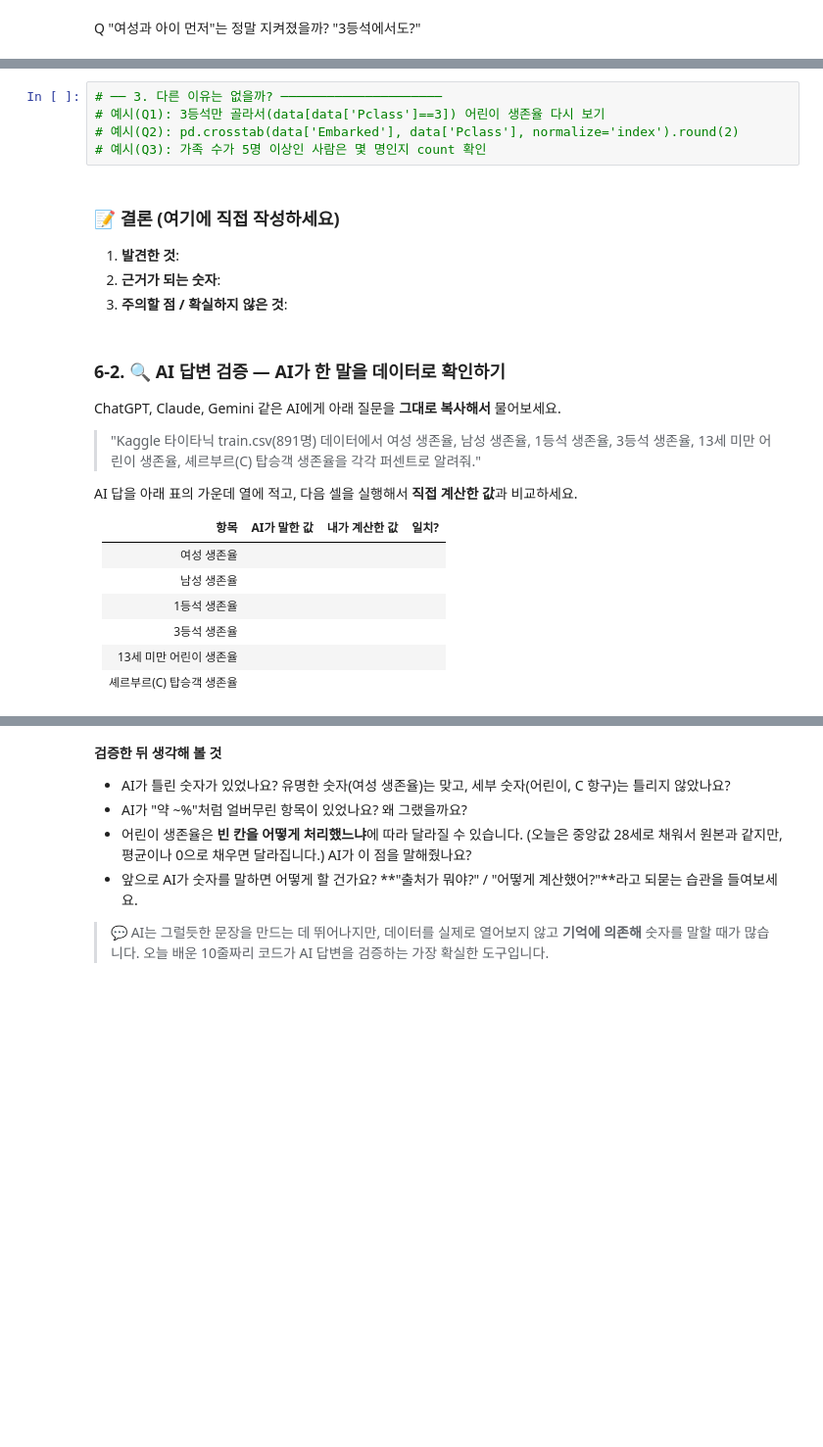
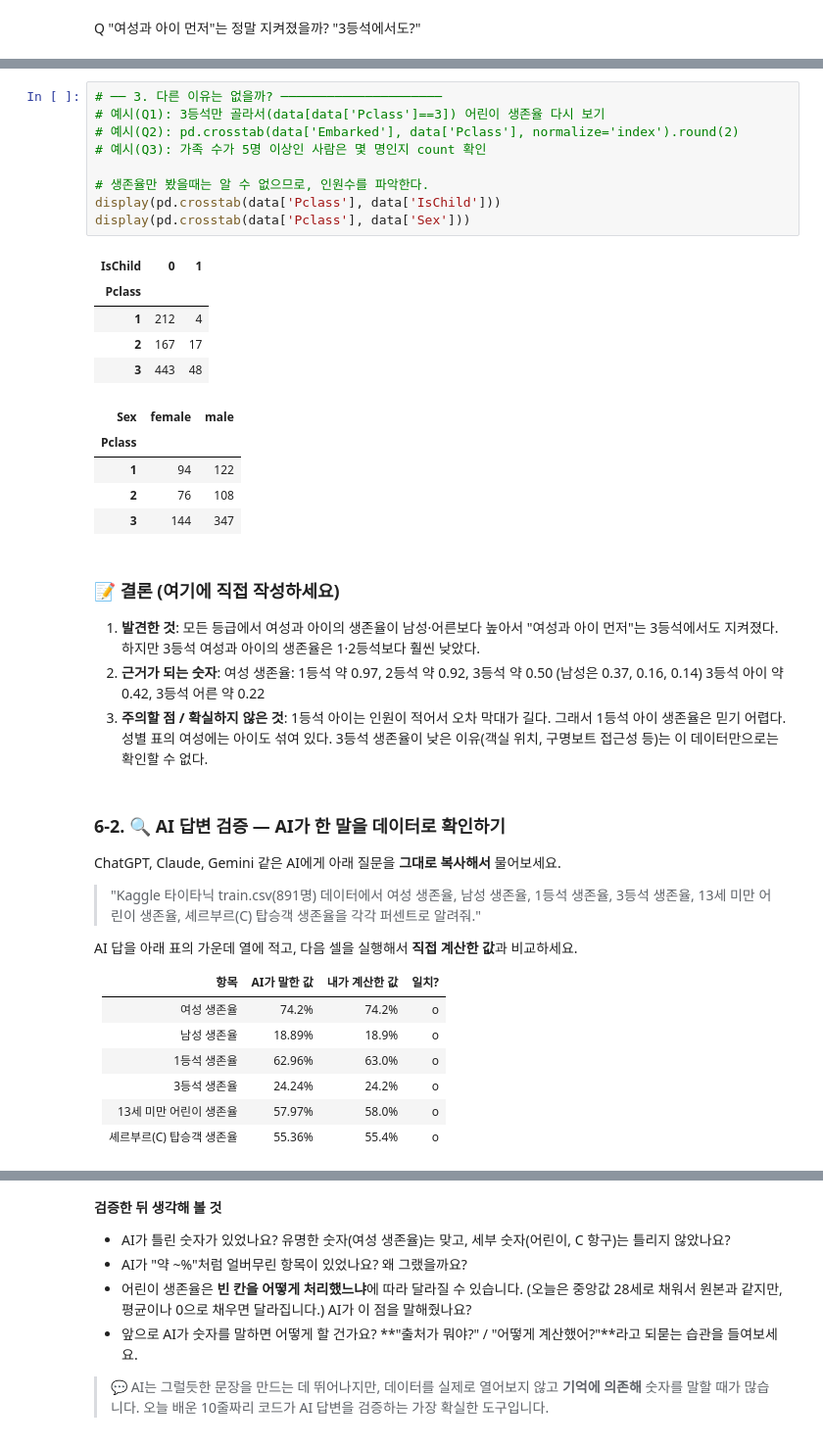
Before and after one commit to sypark1346-bot/DI-2, a Jupyter notebook: 파이썬 기초/EDA 기초/Titanic_Basic.ipynb, the cells around one changed output, grey strips where cells are left out. Shown at 98% size. Drawn from its saved outputs; the diff is of its cells as text; blank space fills up the shorter version.

```diff
--- a/EDA 기초/Titanic_Basic.ipynb
+++ b/파이썬 기초/EDA 기초/Titanic_Basic.ipynb
@@ -1152,14 +1162,30 @@ display(Q2)
 # %%
 # ── 3. 다른 이유는 없을까? ─────────────────────
 # 예시(Q1): 3등석만 골라서(data[data['Pclass']==3]) 어린이 생존율 다시 보기
 # 예시(Q2): pd.crosstab(data['Embarked'], data['Pclass'], normalize='index').round(2)
 # 예시(Q3): 가족 수가 5명 이상인 사람은 몇 명인지 count 확인
+
+# 생존율만 봤을때는 알 수 없으므로, 인원수를 파악한다.
+display(pd.crosstab(data['Pclass'], data['IsChild']))
+display(pd.crosstab(data['Pclass'], data['Sex']))
+# %% [output]
+| IsChild | 0 | 1 |
+| Pclass |  |  |
+| 1 | 212 | 4 |
+| 2 | 167 | 17 |
+| 3 | 443 | 48 |
+| Sex | female | male |
+| Pclass |  |  |
+| 1 | 94 | 122 |
+| 2 | 76 | 108 |
+| 3 | 144 | 347 |
 # %% [markdown]
 ### 📝 결론 (여기에 직접 작성하세요)
 
-1. **발견한 것**:
-2. **근거가 되는 숫자**:
-3. **주의할 점 / 확실하지 않은 것**:
+1. **발견한 것**: 모든 등급에서 여성과 아이의 생존율이 남성·어른보다 높아서 "여성과 아이 먼저"는 3등석에서도 지켜졌다. 하지만 3등석 여성과 아이의 생존율은 1·2등석보다 훨씬 낮았다.
+2. **근거가 되는 숫자**: 여성 생존율: 1등석 약 0.97, 2등석 약 0.92, 3등석 약 0.50 (남성은 0.37, 0.16, 0.14)
+3등석 아이 약 0.42, 3등석 어른 약 0.22
+3. **주의할 점 / 확실하지 않은 것**: 1등석 아이는 인원이 적어서 오차 막대가 길다. 그래서 1등석 아이 생존율은 믿기 어렵다. 성별 표의 여성에는 아이도 섞여 있다. 3등석 생존율이 낮은 이유(객실 위치, 구명보트 접근성 등)는 이 데이터만으로는 확인할 수 없다.
 # %% [markdown]
 ### 6-2. 🔍 AI 답변 검증 — AI가 한 말을 데이터로 확인하기
 
@@ -1171,12 +1197,12 @@ AI 답을 아래 표의 가운데 열에 적고, 다음 셀을 실행해서 **
 
 | 항목 | AI가 말한 값 | 내가 계산한 값 | 일치? |
 |---|---|---|---|
-| 여성 생존율 | | | |
-| 남성 생존율 | | | |
-| 1등석 생존율 | | | |
-| 3등석 생존율 | | | |
-| 13세 미만 어린이 생존율 | | | |
-| 셰르부르(C) 탑승객 생존율 | | | |
+| 여성 생존율 |74.2%|74.2%|o|
+| 남성 생존율 |18.89%|18.9%|o|
+| 1등석 생존율 |62.96%|63.0%|o|
+| 3등석 생존율 |24.24%|24.2%|o|
+| 13세 미만 어린이 생존율 |57.97%|58.0%|o|
+| 셰르부르(C) 탑승객 생존율 |55.36%|55.4%|o|
 # %%
 # 내가 직접 계산한 값
 print('여성 생존율      :', round(data[data['Sex'] == 'female']['Survived'].mean() * 100, 1), '%')
```
Also changed, not shown: parts of 4 cells of this notebook, 8 other files.
